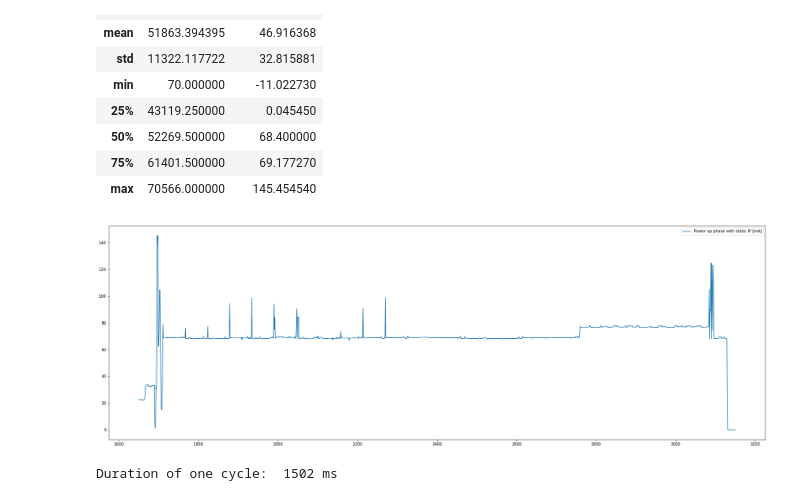
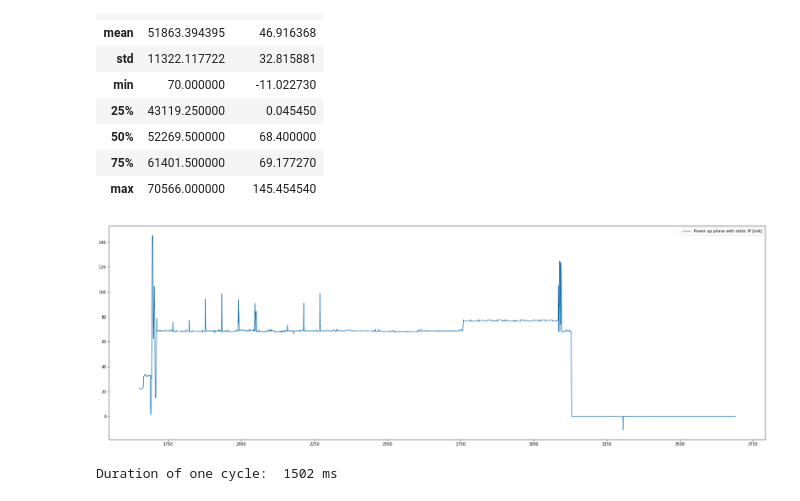
Before and after one commit to widmannthomas/dibse_integratives_gesamt_projekt, a Jupyter notebook: current_sensor/current_analysis.ipynb, the cells around one changed output. Drawn from its saved outputs; the diff is of its cells as text; code cells hidden in the pictures.

Commit message:
display of static and dynamic improve

```diff
--- a/current_sensor/current_analysis.ipynb
+++ b/current_sensor/current_analysis.ipynb
@@ -88,12 +86,12 @@ data_frame_static_ip_test.describe()
 # %%
 start=1630
 end=3132
 duration=end-start
-plt.plot(data_frame_static_ip_test.current_mA[1650:3152], label="Power up phase with static IP [mA]")
+plt.plot(data_frame_static_ip_test.current_mA[1650:3692], label="Power up phase with static IP [mA]")
 #plt.plot(data_frame_static_ip_test.current_mA, label="Power up phase with static IP [mA]")
 plt.legend()
 plt.show()
 print("Duration of one cycle: ", duration, "ms")
 # %% [output]
-[figure, old version]
+[figure, new version]
 Duration of one cycle:  1502 ms
```
Also changed, not shown: parts of 1 cell of this notebook.
